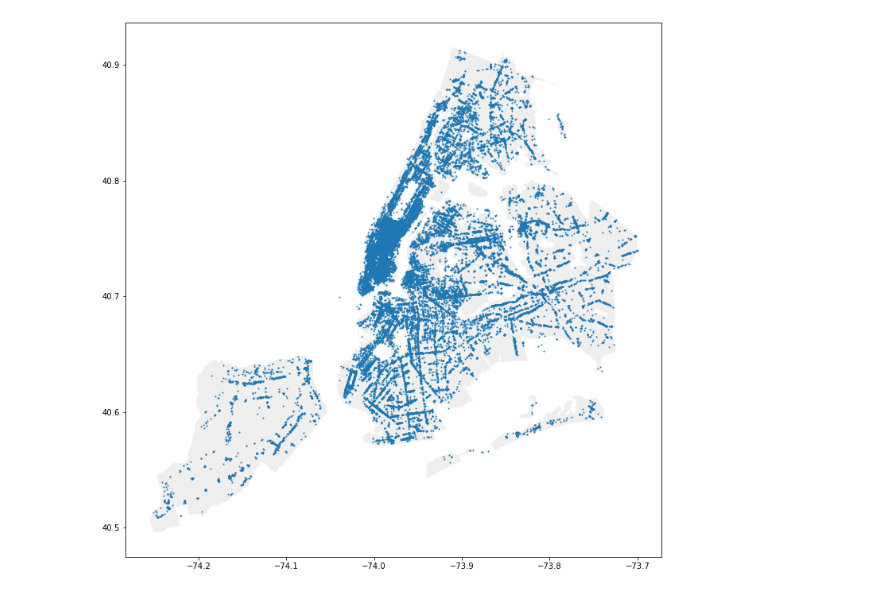
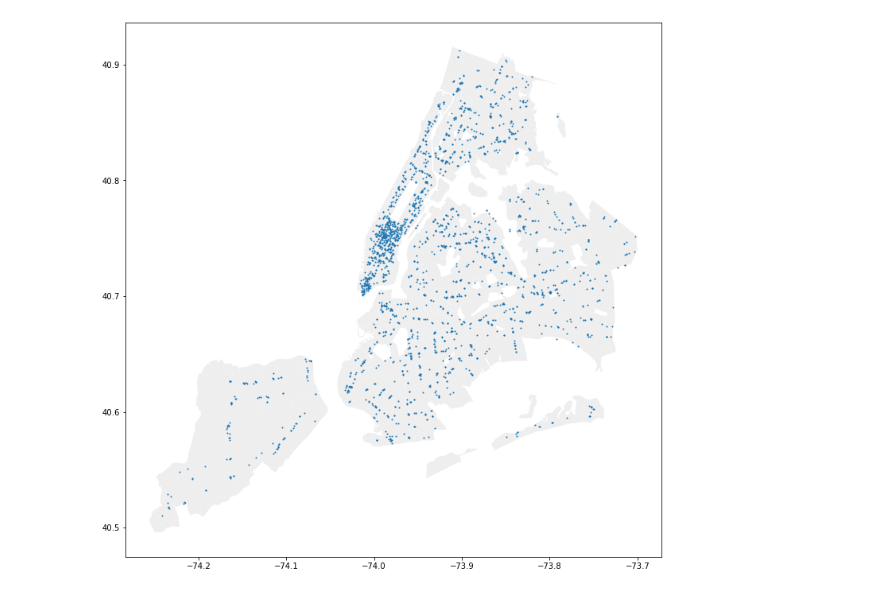
Before and after one commit to cpcarey/nyu-cusp-food-access, a Jupyter notebook: notebooks/calculate_poi_proximities.ipynb, the cells around one changed output. Saved outputs shown, nothing was run; the diff lists cells and outputs as text; code cells hidden in the pictures.

```diff
--- a/notebooks/calculate_poi_proximities.ipynb
+++ b/notebooks/calculate_poi_proximities.ipynb
@@ -48,7 +48,7 @@ def plot(polygon_gdf, point_gdf, SIZE=10):
     plt.tight_layout()
     plt.show()
 # %%
-poi_df = pd.read_csv('./exports/poi.csv')
+poi_df = pd.read_csv('./exports/poi_health_recategorized.csv')
 poi_gdf = gpd.GeoDataFrame(poi_df,
                            geometry=gpd.points_from_xy(poi_df['longitude'],
                                                        poi_df['latitude']),
@@ -56,9 +56,9 @@ poi_gdf = gpd.GeoDataFrame(poi_df,
 poi_gdf = poi_gdf.to_crs(CRS)
 poi_gdf = poi_gdf.fillna(0)
 # %%
-plot(cbg_polygon_gdf, poi_gdf)
+plot(cbg_polygon_gdf, poi_gdf[poi_gdf['category'] == 'Fast-Food Restaurants'])
 # %% [output]
-[figure, old version]
+[figure, new version]
 # %%
 # Precomputed CBG-CBG distances.
 distance_df = pd.read_csv('./exports/cbg_distance_matrix_sorted.csv')
```
Also changed, not shown: parts of 9 cells of this notebook, 11 other files.
